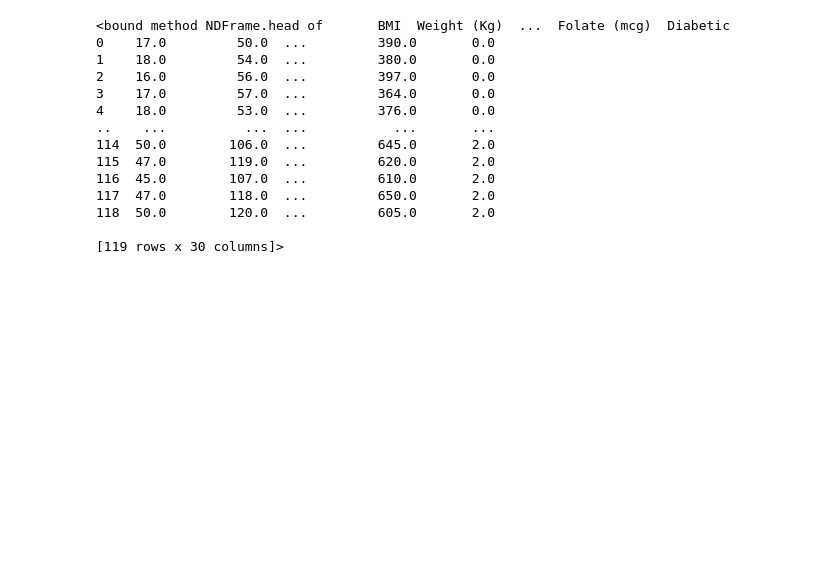
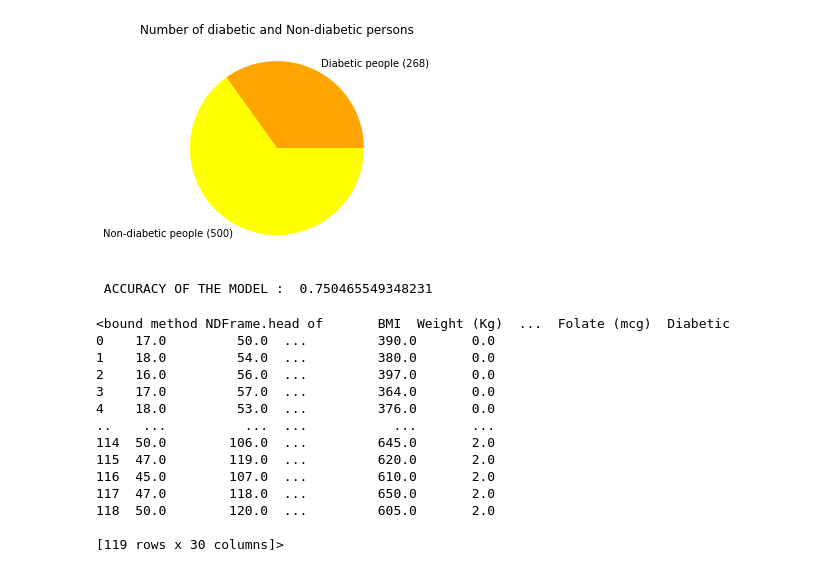
Before and after one commit to AnjaliKrishna123/Project, a Jupyter notebook: Nutrition_Recommendation.ipynb, the cells around one changed output. Drawn from its saved outputs; the diff is of its cells as text; code cells hidden in the pictures; blank space fills up the shorter version.

```diff
--- a/Nutrition_Recommendation.ipynb
+++ b/Nutrition_Recommendation.ipynb
@@ -9,0 +48,19 @@ import numpy as np
+# %%
+#plotting correlation graph
+data.corr()
+
+print("Number of zeros in Glocose : ",data[data["Glucose"]==0].shape[0])
+print("Number of zeros in Blood Pressure : ",data[data["BP"]==0].shape[0])
+print("Number of zeros in Skin Thickness : ",data[data["SkinThickness"]==0].shape[0])
+print("Number of zeros in Insulin : ",data[data["Insulin"]==0].shape[0])
+print("Number of zeros in BMI : ",data[data["BMI"]==0].shape[0])
+print("Number of zeros in Diabetes Pedigree Function : ",data[data["DPF"]==0].shape[0])
+print("Number of zeros in Age : ",data[data["Age"]==0].shape[0])
+
+data["Glucose"]=data["Glucose"].replace(0,data["Glucose"].mean())
+data["BP"]=data["BP"].replace(0,data["BP"].mean())
+data["SkinThickness"]=data["SkinThickness"].replace(0,data["SkinThickness"].mean())
+data["Insulin"]=data["Insulin"].replace(0,data["Insulin"].mean())
+data["BMI"]=data["BMI"].replace(0,data["BMI"].mean())
+data["DPF"]=data["DPF"].replace(0,data["DPF"].mean())
+data["Age"]=data["Age"].replace(0,data["Age"].mean())
@@ -10,3 +92,44 @@ import numpy as np
+# %%
+#counting the total individual Outcomes
+positive_outcome=len(data.loc[data["Outcome"]==1])
+negative_outcome=len(data.loc[data["Outcome"]==0])
+(positive_outcome,negative_outcome)
+
+y=np.array([positive_outcome,negative_outcome])
+mylabels=["Diabetic people (268)","Non-diabetic people (500)"]
+plt.pie(y,labels=mylabels,colors=["orange","yellow"])
+plt.title("Number of diabetic and Non-diabetic persons")
+plt.show()
+# %% [output]
+[figure, added]
+# %%
+X=data.drop(columns=["Outcome"])
+Y=data["Outcome"]
+X_test,X_train,Y_test,Y_train=train_test_split(X,Y,test_size=0.30,random_state=10)
+model=RandomForestClassifier(random_state=10)
+model.fit(X_train,Y_train.ravel())
+pred=model.predict(X_test)
+pred
+acc=metrics.accuracy_score(Y_test,pred)
+print("\n\n ACCURACY OF THE MODEL : ",acc)
+print("\n")
+def prediction_calculator(n):
+    for i in range(n):
+        print("\nENTER THE DETAILS FOR PERSON : ",(i+1))
+        Gender_ip=input("\nGENDER M/F/m/f: ")
+        if(Gender_ip=="M" or Gender_ip=="m"):
+            Preg_ip=0
+        else:
+            Preg_ip=input("Number of Pregnancies : ")
+        Age_ip=input("Age : ")
+        Bmi_ip=input("BMI : ")
+        Glucose_ip=input("Glucose level : ")
+        Insulin_ip=input("Insulin level : ")
+        Bp_ip=input("BP level : ")
+        St_ip=input("Skin Thickness : ")
+        Dpf_ip=input("Diabetes pedigree function : ")
+# %% [output]
+ ACCURACY OF THE MODEL :  0.750465549348231
 # %%
 df = pd.read_csv('mock_data.csv')
 properties = list(df.columns.values)
```
Also changed, not shown: parts of 28 cells of this notebook.
